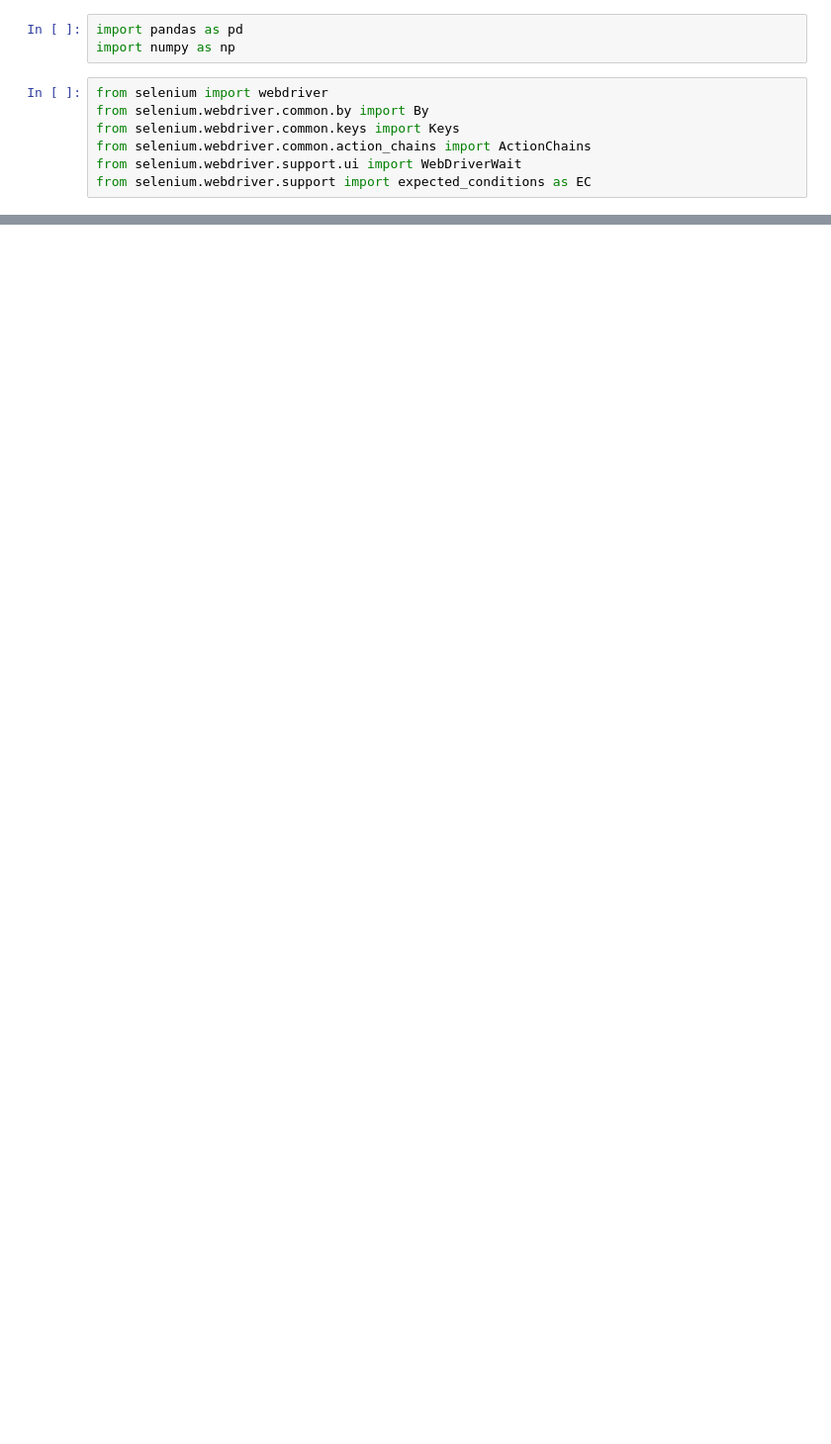
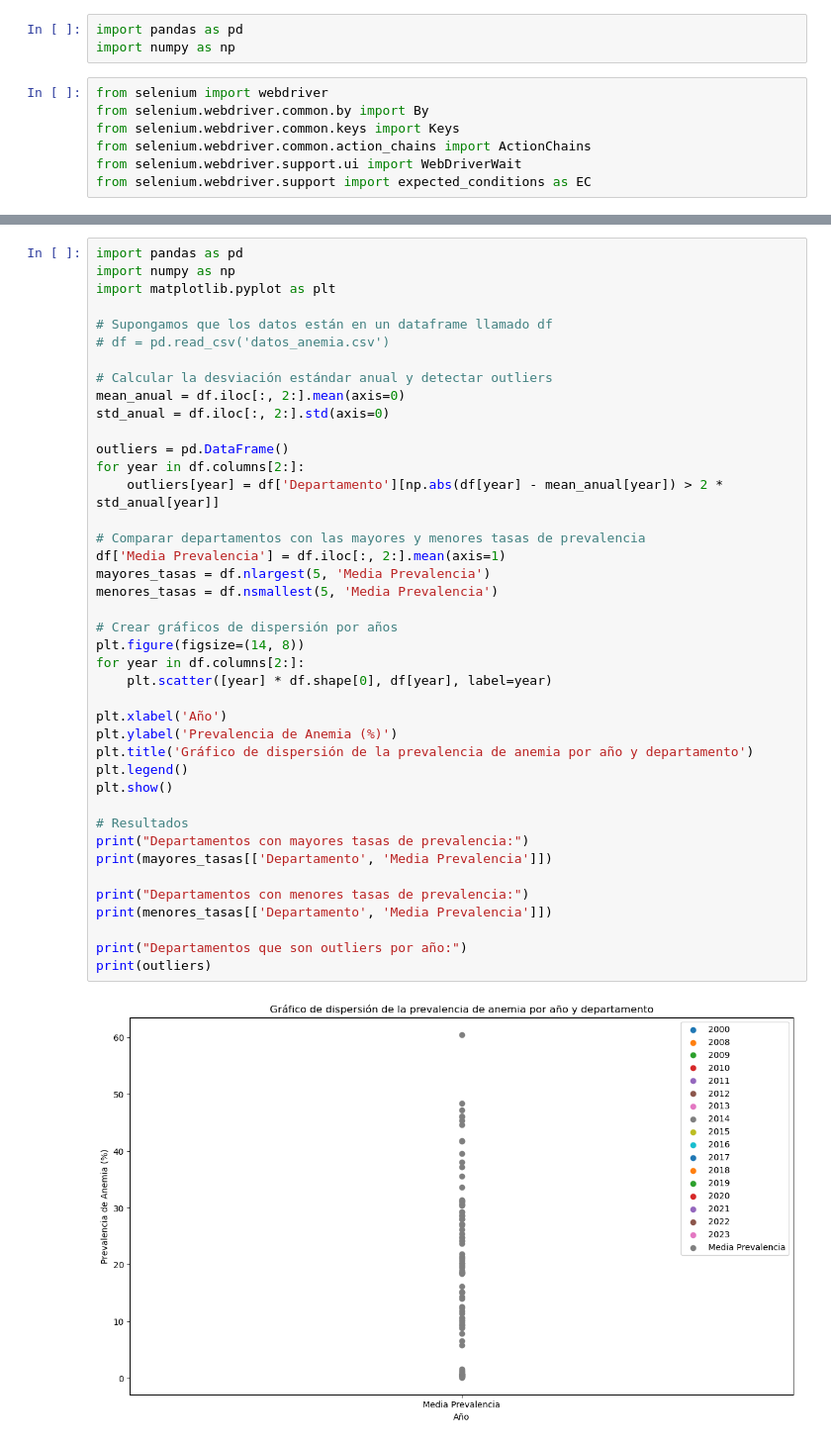
Before and after one commit to Flavia-Vasquez/Anemia-Infantil, a Jupyter notebook: Grupo_procesamiento_analisis/procesamiento_analisis.ipynb, the cells around one changed output, grey strips where cells are left out. Shown at 99% size. Saved outputs shown, nothing was run; the diff lists cells and outputs as text; blank space fills up the shorter version.

```diff
--- a/Grupo_procesamiento_analisis/procesamiento_analisis.ipynb
+++ b/Grupo_procesamiento_analisis/procesamiento_analisis.ipynb
@@ -145,0 +192,43 @@ print(df)
+# %%
+import pandas as pd
+import numpy as np
+import matplotlib.pyplot as plt
+
+# Supongamos que los datos están en un dataframe llamado df
+# df = pd.read_csv('datos_anemia.csv')
+
+# Calcular la desviación estándar anual y detectar outliers
+mean_anual = df.iloc[:, 2:].mean(axis=0)
+std_anual = df.iloc[:, 2:].std(axis=0)
+
+outliers = pd.DataFrame()
+for year in df.columns[2:]:
+    outliers[year] = df['Departamento'][np.abs(df[year] - mean_anual[year]) > 2 * std_anual[year]]
+
+# Comparar departamentos con las mayores y menores tasas de prevalencia
+df['Media Prevalencia'] = df.iloc[:, 2:].mean(axis=1)
+mayores_tasas = df.nlargest(5, 'Media Prevalencia')
+menores_tasas = df.nsmallest(5, 'Media Prevalencia')
+
+# Crear gráficos de dispersión por años
+plt.figure(figsize=(14, 8))
+for year in df.columns[2:]:
+    plt.scatter([year] * df.shape[0], df[year], label=year)
+
+plt.xlabel('Año')
+plt.ylabel('Prevalencia de Anemia (%)')
+plt.title('Gráfico de dispersión de la prevalencia de anemia por año y departamento')
+plt.legend()
+plt.show()
+
+# Resultados
+print("Departamentos con mayores tasas de prevalencia:")
+print(mayores_tasas[['Departamento', 'Media Prevalencia']])
+
+print("Departamentos con menores tasas de prevalencia:")
+print(menores_tasas[['Departamento', 'Media Prevalencia']])
+
+print("Departamentos que son outliers por año:")
+print(outliers)
+# %% [output]
+[figure, added]
```
Also changed, not shown: parts of 3 cells of this notebook.
